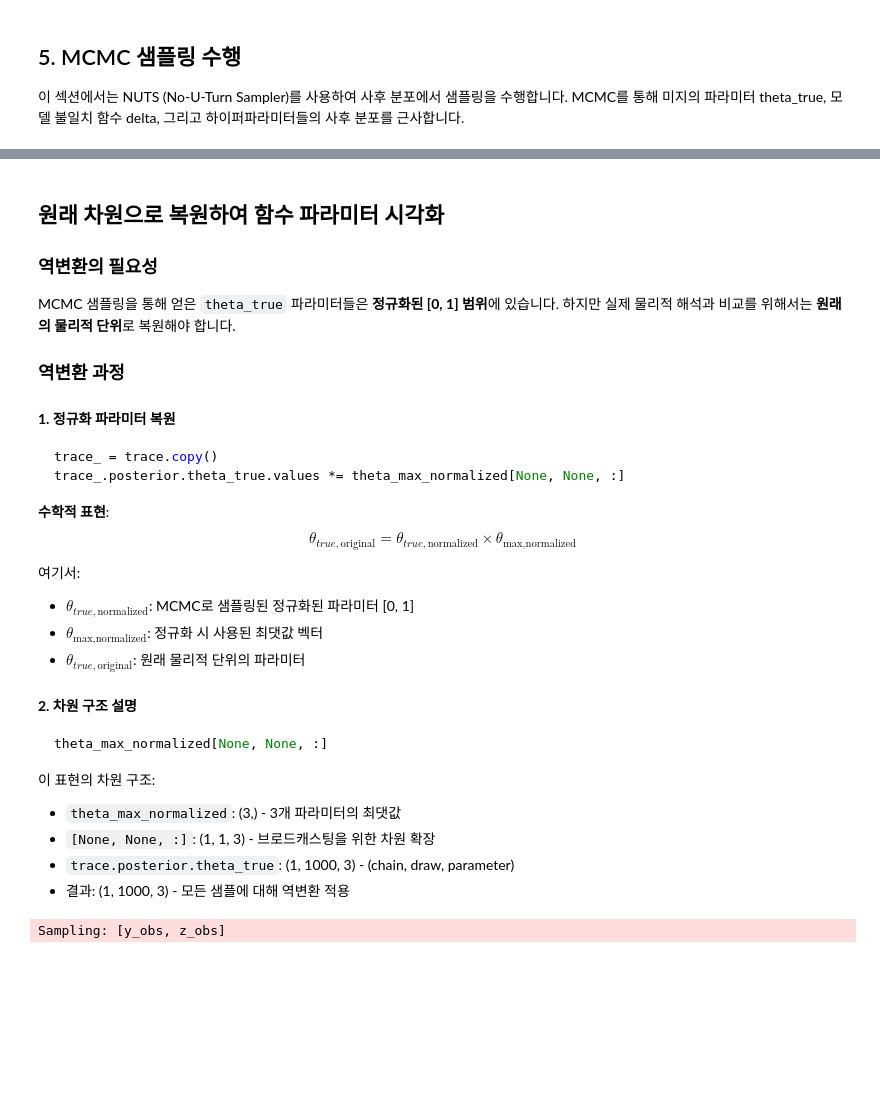
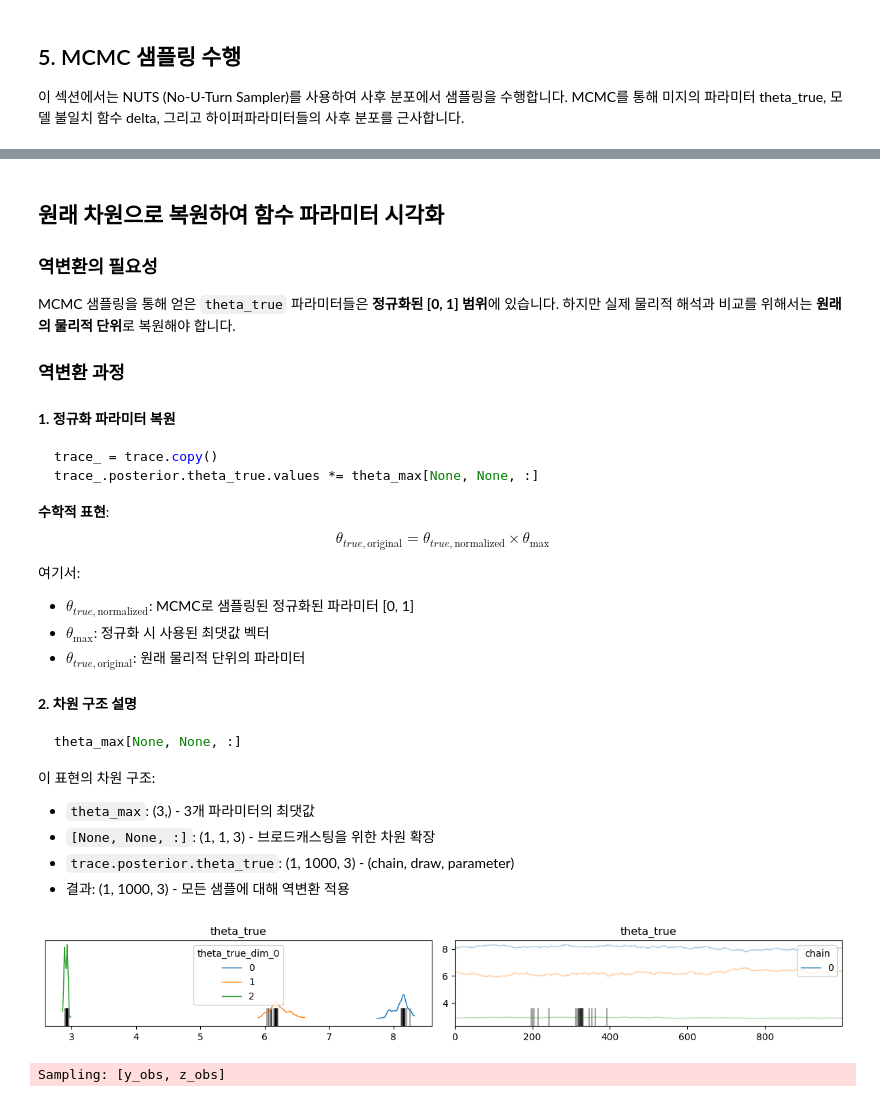
Before and after one commit to BET-lab/pymc-examples, a Jupyter notebook: examples/pymc-koh-example.ipynb, the cells around one changed output, grey strips where cells are left out. Saved outputs shown, nothing was run; the diff lists cells and outputs as text; code cells hidden in the pictures; blank space fills up the shorter version.

````diff
--- a/examples/pymc-koh-example.ipynb
+++ b/examples/pymc-koh-example.ipynb
@@ -454,40 +467,42 @@ MCMC 샘플링을 통해 얻은 `theta_true` 파라미터들은 **정규화된 [
 #### **1. 정규화 파라미터 복원**
 ```python
 trace_ = trace.copy()
-trace_.posterior.theta_true.values *= theta_max_normalized[None, None, :]
+trace_.posterior.theta_true.values *= theta_max[None, None, :]
 ```
 
 **수학적 표현**:
-$$\theta_{true,\text{original}} = \theta_{true,\text{normalized}} \times \theta_{\text{max,normalized}}$$
+$$\theta_{true,\text{original}} = \theta_{true,\text{normalized}} \times \theta_{\text{max}}$$
 
 여기서:
 - $\theta_{true,\text{normalized}}$: MCMC로 샘플링된 정규화된 파라미터 [0, 1]
-- $\theta_{\text{max,normalized}}$: 정규화 시 사용된 최댓값 벡터
+- $\theta_{\text{max}}$: 정규화 시 사용된 최댓값 벡터
 - $\theta_{true,\text{original}}$: 원래 물리적 단위의 파라미터
 
 #### **2. 차원 구조 설명**
 ```python
-theta_max_normalized[None, None, :]
+theta_max[None, None, :]
 ```
 
 이 표현의 차원 구조:
-- `theta_max_normalized`: (3,) - 3개 파라미터의 최댓값
+- `theta_max`: (3,) - 3개 파라미터의 최댓값
 - `[None, None, :]`: (1, 1, 3) - 브로드캐스팅을 위한 차원 확장
 - `trace.posterior.theta_true`: (1, 1000, 3) - (chain, draw, parameter)
 - 결과: (1, 1000, 3) - 모든 샘플에 대해 역변환 적용
 # %%
 
 # theta_true 파라미터를 원래 물리적 단위로 역변환
 # 정규화된 [0, 1] 범위에서 원래 파라미터 범위로 복원
 trace_ = trace.copy()
-# 주의: 변수명을 t_c_max에서 theta_max_normalized로 변경
-trace_.posterior.theta_true.values *= theta_max_normalized[None, None, :]  # 브로드캐스팅으로 모든 샘플에 적용
+# theta_max는 위에서 정규화 시 사용된 최댓값
+trace_.posterior.theta_true.values *= theta_max[None, None, :]  # 브로드캐스팅으로 모든 샘플에 적용
 
 # 역변환된 theta_true 값들의 사후 분포 시각화
 # 이제 물리적 단위로 해석 가능 (기기밀도, 조명밀도, COP)
 az.plot_trace(trace_, legend=True, var_names=["theta_true"])
 plt.tight_layout()
 plt.show()
+# %% [output]
+[figure, added]
 # %%
 with koh_model:
     samples = pm.sample_posterior_predictive(
````
Also changed, not shown: parts of 13 cells of this notebook.
